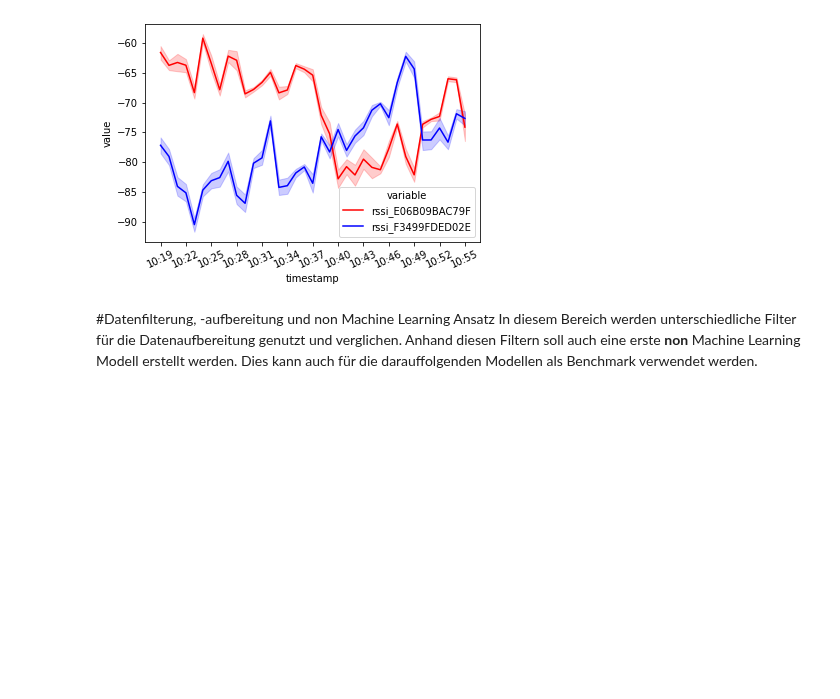
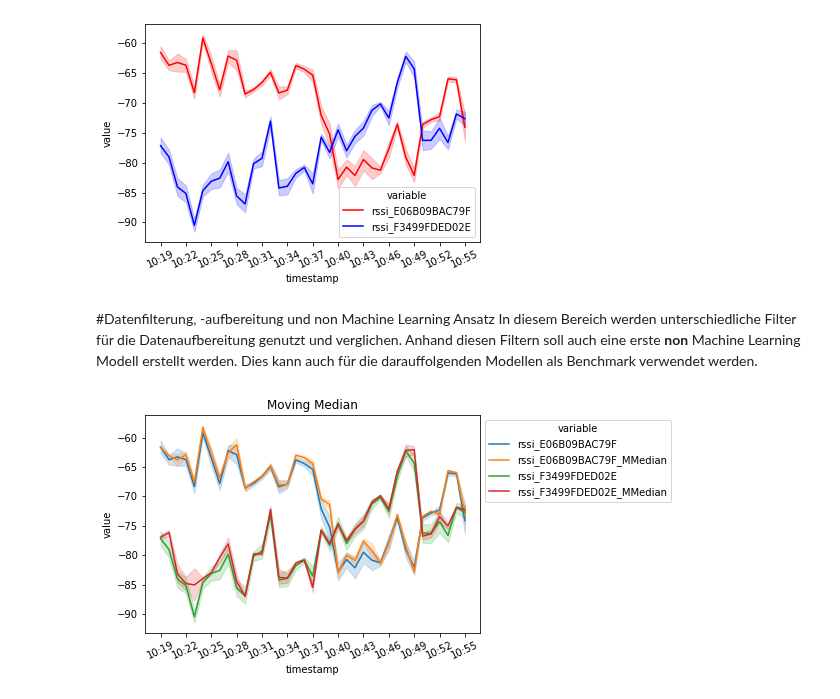
Before and after one commit to wagneced/IndoorTrackingML, a Jupyter notebook: IndoorTrackingML.ipynb, the cells around one changed output. Drawn from its saved outputs; the diff is of its cells as text; code cells hidden in the pictures; blank space fills up the shorter version.

Commit message:
Addition of moving median and sliding window

```diff
--- a/IndoorTrackingML.ipynb
+++ b/IndoorTrackingML.ipynb
@@ -277,3 +283,48 @@ plt.show()
 # %% [markdown]
 #Datenfilterung, -aufbereitung und non Machine Learning Ansatz
 In diesem Bereich werden unterschiedliche Filter für die Datenaufbereitung genutzt und verglichen. Anhand diesen Filtern soll auch eine erste **non** Machine Learning Modell erstellt werden. Dies kann auch für die darauffolgenden Modellen als Benchmark verwendet werden.
+# %%
+#Moving median filter
+window_size = 10
+
+rssi_moving_median = [column + '_MMedian' for column in rssi_column_names]
+rssi_moving_mean = [column + '_MMean' for column in rssi_column_names]
+rssi_wiener = [column + '_Wiener' for column in rssi_column_names]
+rssi_kalman = [column + '_kalman' for column in rssi_column_names]
+
+filteredDf = adaptedMasterDf.copy()
+
+for majorminor in filteredDf.majorminor.unique():
+  df = filteredDf.loc[(filteredDf.majorminor == majorminor), rssi_column_names]
+  #Moving Median filter
+  arrayRSSIMovingMedian = df.rolling(window=window_size).median().to_numpy()
+
+  filteredDf.loc[(filteredDf.majorminor == majorminor), rssi_moving_median] = arrayRSSIMovingMedian
+
+  #Sliding Window / moving mean filter
+  arrayRSSIMovingMean = df.rolling(window=window_size).mean().to_numpy()
+
+  filteredDf.loc[(filteredDf.majorminor == majorminor), rssi_moving_mean] = arrayRSSIMovingMean
+
+  #Wiener Filter
+  #dfRSSIWiener = wiener(df)
+
+  #print(dfRSSIWiener[40:-40])
+
+  ##Kalman filter
+  #No clear libary might have to be implemented
+# %%
+#Show moving median
+majorminor = filteredDf.majorminor.unique()
+df = filteredDf.loc[filteredDf.majorminor == majorminor[0],(rssi_column_names + rssi_moving_median + ["timestamp"])]
+df.timestamp = pd.to_datetime(df.timestamp,unit='s').dt.strftime('%H:%M')
+df = pd.melt(df, ['timestamp']).sort_values(['timestamp','variable'])
+ax = sns.lineplot(x='timestamp', y='value', hue='variable',
+             data=df)
+plt.title("Moving Median")
+ax.set_xticks(ax.get_xticks()[::3])
+ax.set_xticklabels(ax.get_xticklabels(), rotation=25)
+sns.move_legend(ax, "upper left", bbox_to_anchor=(1, 1))
+plt.show()
+# %% [output]
+[figure, added]
```
Also changed, not shown: parts of 7 cells of this notebook.
